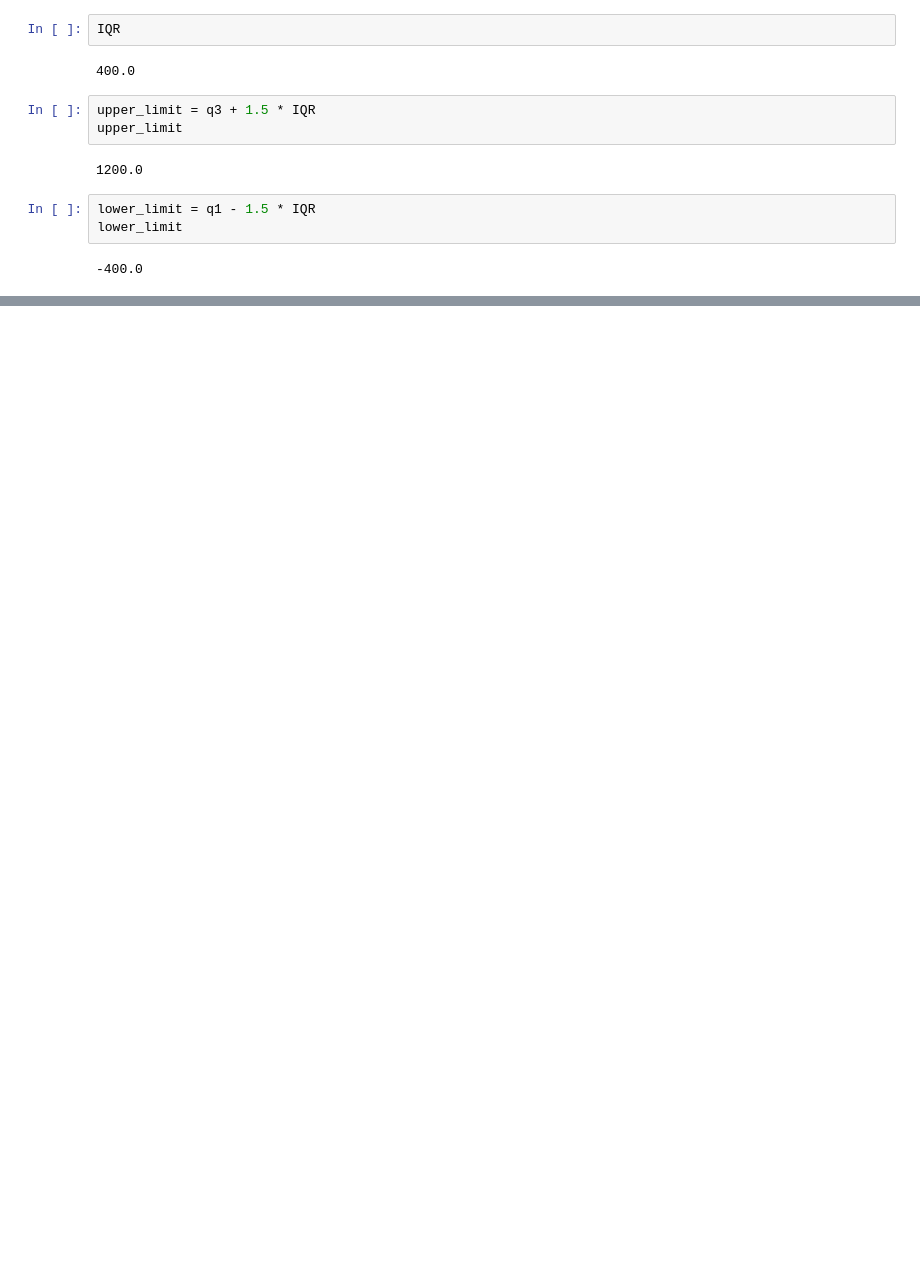
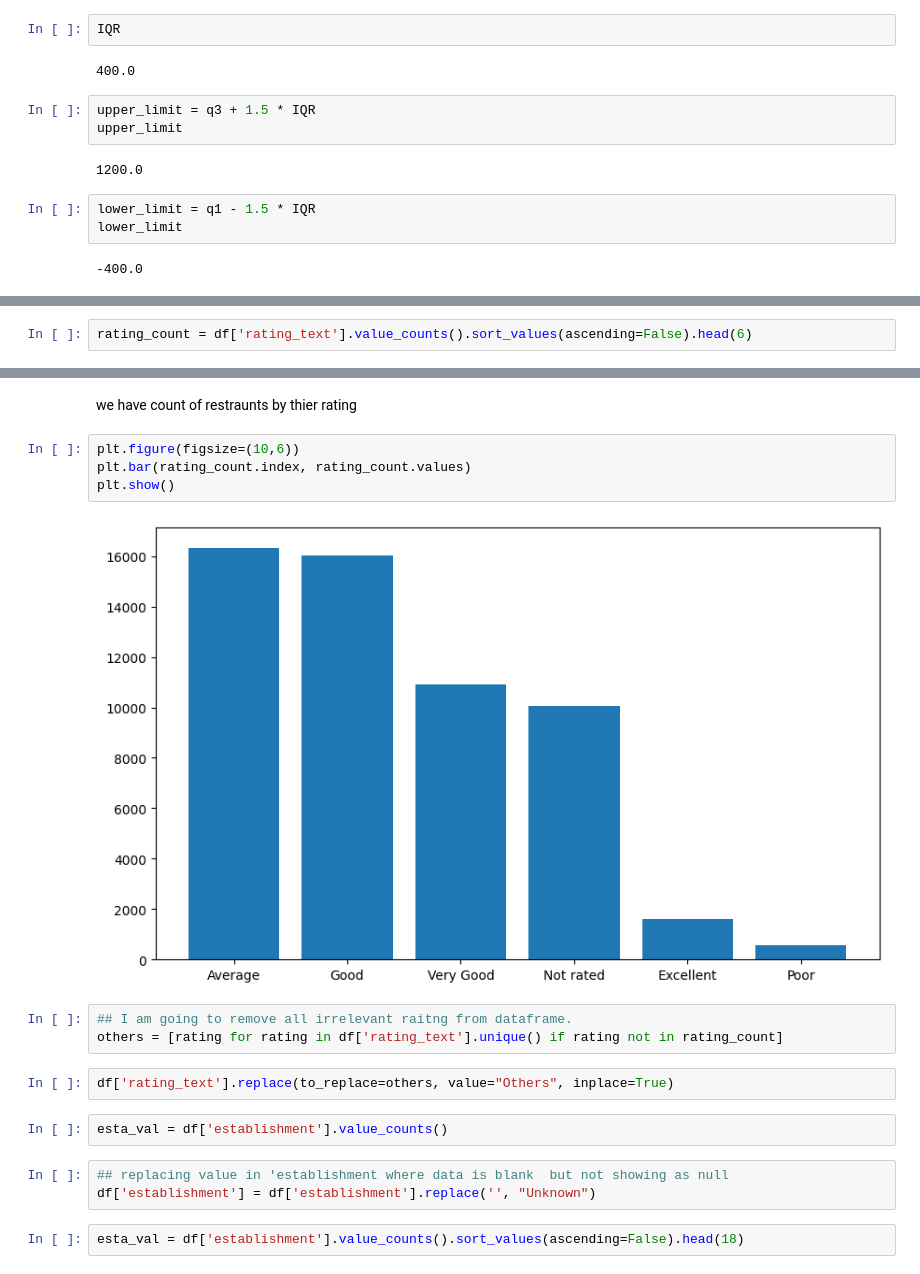
Before and after one commit to creatVish/Ecommerce-Sales-Analysis, a Jupyter notebook: Zomato_Data_Analysis.ipynb, the cells around one changed output, grey strips where cells are left out. Cells and saved outputs as stored; diff of their text form; blank space fills up the shorter version.

```diff
--- a/Zomato_Data_Analysis.ipynb
+++ b/Zomato_Data_Analysis.ipynb
@@ -212,0 +231,2 @@ Name: average_cost_for_two, Length: 55568, dtype: bool
+# %%
+rating_count = df['rating_text'].value_counts().sort_values(ascending=False).head(6)
@@ -212,0 +243,20 @@ Name: average_cost_for_two, Length: 55568, dtype: bool
+# %% [markdown]
+we have count of restraunts by thier rating
+# %%
+plt.figure(figsize=(10,6))
+plt.bar(rating_count.index, rating_count.values)
+plt.show()
+# %% [output]
+[figure, added]
+# %%
+## I am going to remove all irrelevant raitng from dataframe.
+others = [rating for rating in df['rating_text'].unique() if rating not in rating_count]
+# %%
+df['rating_text'].replace(to_replace=others, value="Others", inplace=True)
+# %%
+esta_val = df['establishment'].value_counts()
+# %%
+## replacing value in 'establishment where data is blank  but not showing as null
+df['establishment'] = df['establishment'].replace('', "Unknown")
+# %%
+esta_val = df['establishment'].value_counts().sort_values(ascending=False).head(18)
```
Also changed, not shown: parts of 38 cells of this notebook.
